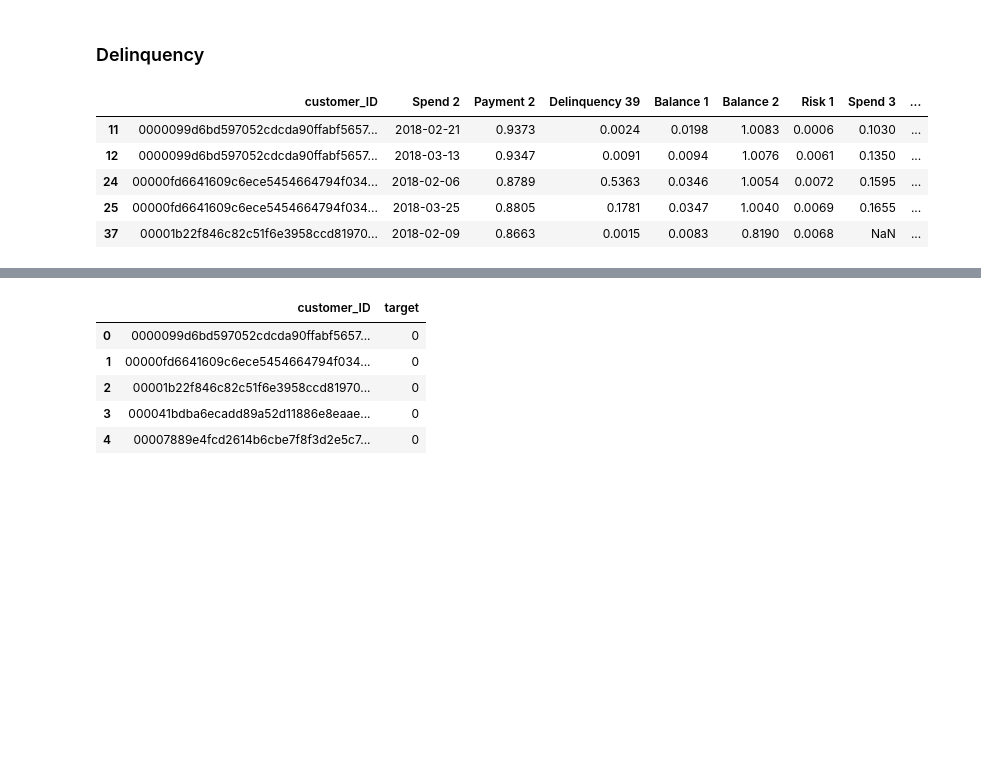
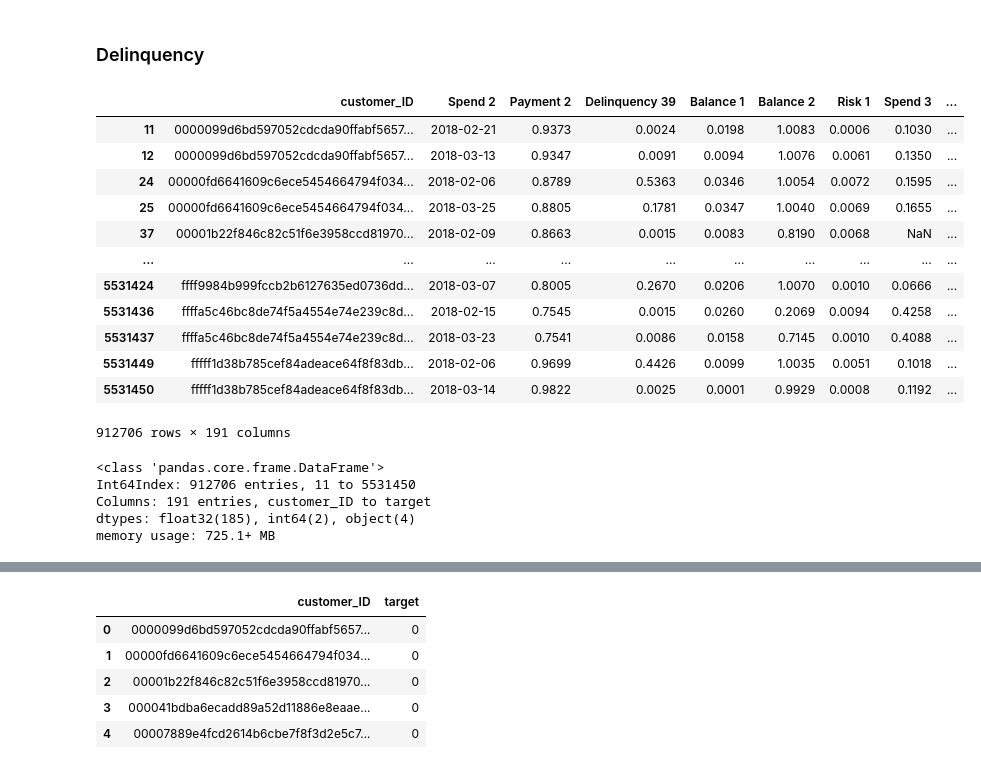
Before and after one commit to idsts2670/kaggle, a Jupyter notebook: amex-default-prediction/amex-default-prediction_v1.ipynb, the cells around one changed output, grey strips where cells are left out. Saved outputs shown, nothing was run; the diff lists cells and outputs as text; code cells hidden in the pictures; blank space fills up the shorter version.

```diff
--- a/amex-default-prediction/amex-default-prediction_v1.ipynb
+++ b/amex-default-prediction/amex-default-prediction_v1.ipynb
@@ -444,12 +427,27 @@ train_tmp5 = train.iloc[4000000:5531451, :]
 # %%
-train1.head()
+train1
 # %% [output]
 |  | customer_ID | Spend 2 | Payment 2 | Delinquency 39 | Balance 1 | Balance 2 | Risk 1 | Spend 3 | ... |
 | 11 | 0000099d6bd597052cdcda90ffabf5657... | 2018-02-21 | 0.9373 | 0.0024 | 0.0198 | 1.0083 | 0.0006 | 0.1030 | ... |
 | 12 | 0000099d6bd597052cdcda90ffabf5657... | 2018-03-13 | 0.9347 | 0.0091 | 0.0094 | 1.0076 | 0.0061 | 0.1350 | ... |
 | 24 | 00000fd6641609c6ece5454664794f034... | 2018-02-06 | 0.8789 | 0.5363 | 0.0346 | 1.0054 | 0.0072 | 0.1595 | ... |
 | 25 | 00000fd6641609c6ece5454664794f034... | 2018-03-25 | 0.8805 | 0.1781 | 0.0347 | 1.0040 | 0.0069 | 0.1655 | ... |
 | 37 | 00001b22f846c82c51f6e3958ccd81970... | 2018-02-09 | 0.8663 | 0.0015 | 0.0083 | 0.8190 | 0.0068 | NaN | ... |
+| ... | ... | ... | ... | ... | ... | ... | ... | ... | ... |
+| 5531424 | ffff9984b999fccb2b6127635ed0736dd... | 2018-03-07 | 0.8005 | 0.2670 | 0.0206 | 1.0070 | 0.0010 | 0.0666 | ... |
+| 5531436 | ffffa5c46bc8de74f5a4554e74e239c8d... | 2018-02-15 | 0.7545 | 0.0015 | 0.0260 | 0.2069 | 0.0094 | 0.4258 | ... |
+| 5531437 | ffffa5c46bc8de74f5a4554e74e239c8d... | 2018-03-23 | 0.7541 | 0.0086 | 0.0158 | 0.7145 | 0.0010 | 0.4088 | ... |
+| 5531449 | fffff1d38b785cef84adeace64f8f83db... | 2018-02-06 | 0.9699 | 0.4426 | 0.0099 | 1.0035 | 0.0051 | 0.1018 | ... |
+| 5531450 | fffff1d38b785cef84adeace64f8f83db... | 2018-03-14 | 0.9822 | 0.0025 | 0.0001 | 0.9929 | 0.0008 | 0.1192 | ... |
+912706 rows × 191 columns
 # %%
 # train1 データのコピーを作成
 train_tmp = train1.copy()
+# %%
+train_tmp.info()
+# %% [output]
+<class 'pandas.core.frame.DataFrame'>
+Int64Index: 912706 entries, 11 to 5531450
+Columns: 191 entries, customer_ID to target
+dtypes: float32(185), int64(2), object(4)
+memory usage: 725.1+ MB
```
Also changed, not shown: parts of 14 cells of this notebook.
